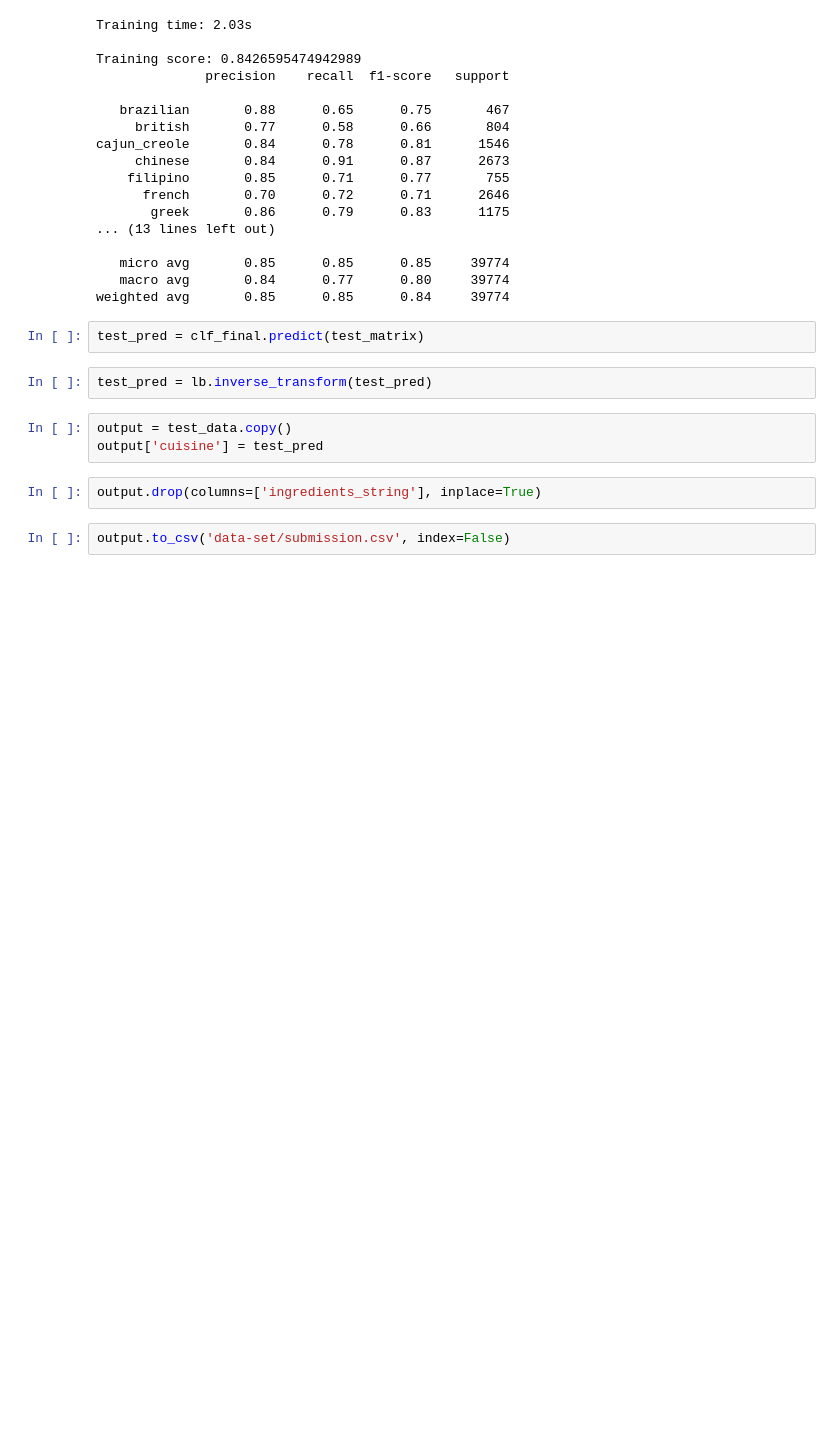
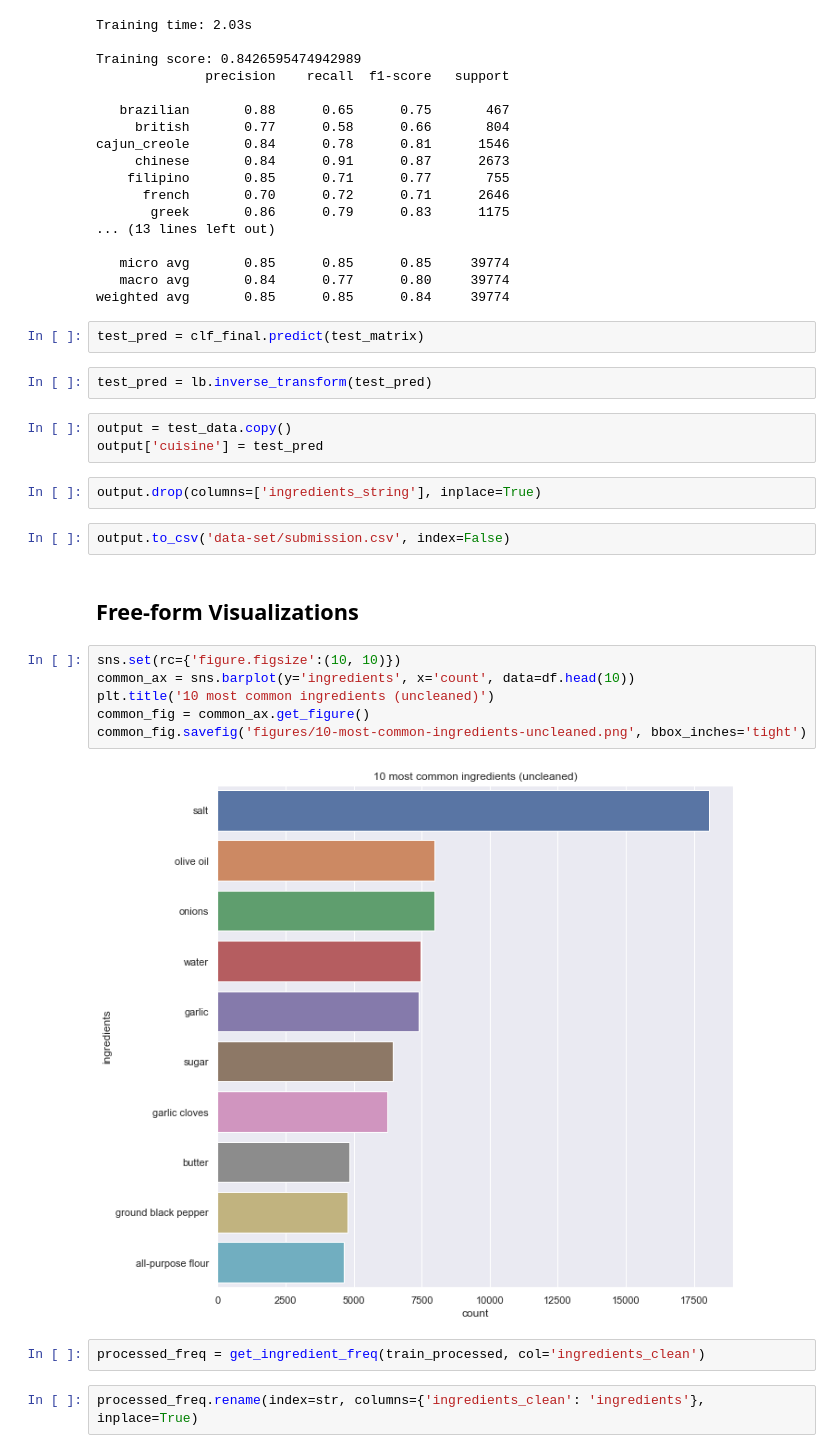
Before and after one commit to bluebehree/whats-cooking, a Jupyter notebook: whats-cooking.ipynb, the cells around one changed output. Cells and saved outputs as stored; diff of their text form; blank space fills up the shorter version.

```diff
--- a/whats-cooking.ipynb
+++ b/whats-cooking.ipynb
@@ -492,3 +549,17 @@ output['cuisine'] = test_pred
 output.drop(columns=['ingredients_string'], inplace=True)
 # %%
 output.to_csv('data-set/submission.csv', index=False)
+# %% [markdown]
+## Free-form Visualizations
+# %%
+sns.set(rc={'figure.figsize':(10, 10)})
+common_ax = sns.barplot(y='ingredients', x='count', data=df.head(10))
+plt.title('10 most common ingredients (uncleaned)')
+common_fig = common_ax.get_figure()
+common_fig.savefig('figures/10-most-common-ingredients-uncleaned.png', bbox_inches='tight')
+# %% [output]
+[figure, added]
+# %%
+processed_freq = get_ingredient_freq(train_processed, col='ingredients_clean')
+# %%
+processed_freq.rename(index=str, columns={'ingredients_clean': 'ingredients'}, inplace=True)
```
Also changed, not shown: parts of 19 cells of this notebook, 9 other files.
